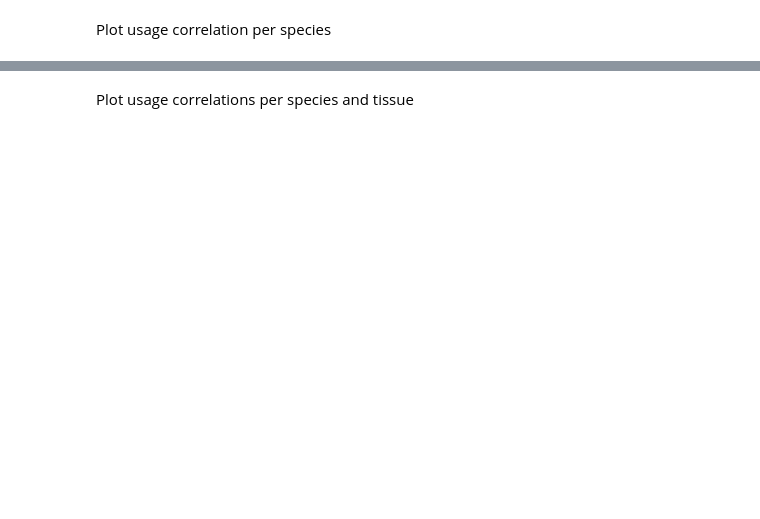
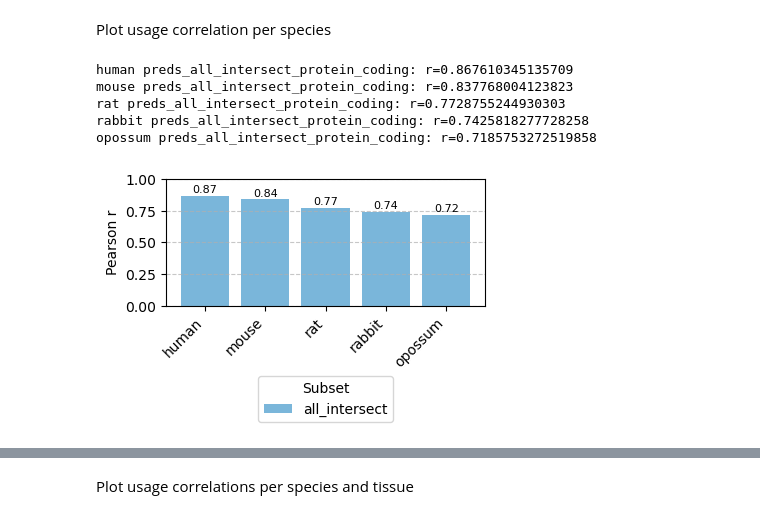
Before and after one commit to anamariaelek/alphagenome-pytorch, a Jupyter notebook: examples/notebooks/splice_model_eval.ipynb, the cells around one changed output, grey strips where cells are left out. Saved outputs shown, nothing was run; the diff lists cells and outputs as text; code cells hidden in the pictures; blank space fills up the shorter version.

```diff
--- a/examples/notebooks/splice_model_eval.ipynb
+++ b/examples/notebooks/splice_model_eval.ipynb
@@ -27,14 +29,15 @@ from alphagenome_pytorch.evaluation.splicing import (
     load_splice_usage_stats,
 )
 # %%
-work_dir = "/home/elek/sds/sd17d003/Anamaria/alphagenome_genomicsxai/"
-ann_data_dir = "/home/elek/sds/sd17d003/Anamaria/alphagenome_genomicsxai/data/"
-model = "ft_human_mouse_rat_rabbit_opossum"
+home = os.path.expanduser("~")
+work_dir = f"{home}/sds/sd17d003/Anamaria/alphagenome_genomicsxai/"
+ann_data_dir = f"{home}/sds/sd17d003/Anamaria/alphagenome_genomicsxai/data/"
+model = "lora_32_human_mouse_rat_rabbit_opossum"
 model_dir = os.path.join(work_dir, model)
 
-subsets = ["intersect_protein_coding"] # "intersect_usage", "intersect_protein_coding", "gtf_protein_coding",
+subsets = ["intersect_protein_coding"]  # "intersect_usage", "intersect_protein_coding", "gtf_protein_coding"
 subset = subsets[0]
-pred_dir = f"preds_{subset}"
+pred_dir = f"preds_all_{subset}"
 conf_fn = f"data_config_{subset}.json"
 data_config_path = os.path.join(ann_data_dir, conf_fn)
 data_config = json.load(open(data_config_path, "r"))
@@ -185,7 +195,8 @@ models_to_compare = [
     "132kb_encode_intersect_usage_pc_obs_human_mouse_rat_rabbit",
     "132kb_encode_intersect_usage_pc_obs_human_mouse_rat_rabbit_opossum",
     "132kb_encode_intersect_usage_pc_traj_human_mouse_rat_rabbit_opossum",
-    "ft_human_mouse_rat_rabbit_opossum"
+    "ft_human_mouse_rat_rabbit_opossum",
+    "lora_32_human_mouse_rat_rabbit_opossum"
 ]
 subsets_to_compare = ["intersect_protein_coding"]
 
@@ -354,7 +374,7 @@ species_list = [s for s in ['human', 'mouse', 'rat', 'rabbit', 'opossum'] if s i
 n_species = len(species_list)
 n_subsets = len(sb)
 
-fig, ax = plt.subplots(figsize=(max(n_species * 1.5, 4), 4.5))
+fig, ax = plt.subplots(figsize=(len(species_plot) * 0.8, 3.5))
 
 x = np.arange(n_species)
 bar_width = 0.8 / max(n_subsets, 1)
@@ -382,32 +402,39 @@ for si, subset in enumerate(sb):
                 ha="center", va="bottom", fontsize=8
             )
         else:
             ax.text(
                 bar.get_x() + bar.get_width() / 2,
                 0.01,
                 "NA",
                 ha="center", va="bottom", fontsize=7, color="gray"
             )
 
 ax.set_xticks(x)
 ax.set_xticklabels(species_list, rotation=45, ha="right")
 ax.set_ylabel("Pearson r")
 ax.set_ylim(0, 1)
 ax.grid(axis="y", linestyle="--", alpha=0.7)
 
 ax.legend(
     [s.replace("preds_", "").replace("_protein_coding", "").replace("intersect_usage", "usage") for s in sb],
     title="Subset",
     bbox_to_anchor=(0.5, -0.5),
     loc="upper center",
     ncol=max(1, len(sb))
 )
 
 plt.tight_layout()
 fig.savefig(
     os.path.join(work_dir, model, "prediction_splice_usage_correlations_overall.png"),
     dpi=300,
     bbox_inches="tight"
 )
+# %% [output]
+human preds_all_intersect_protein_coding: r=0.867610345135709
+mouse preds_all_intersect_protein_coding: r=0.837768004123823
+rat preds_all_intersect_protein_coding: r=0.7728755244930303
+rabbit preds_all_intersect_protein_coding: r=0.7425818277728258
+opossum preds_all_intersect_protein_coding: r=0.7185753272519858
+[figure, added]
 # %%
 # Plot number of sites per species and subset
```
Also changed, not shown: parts of 9 cells of this notebook, 3 other files.
